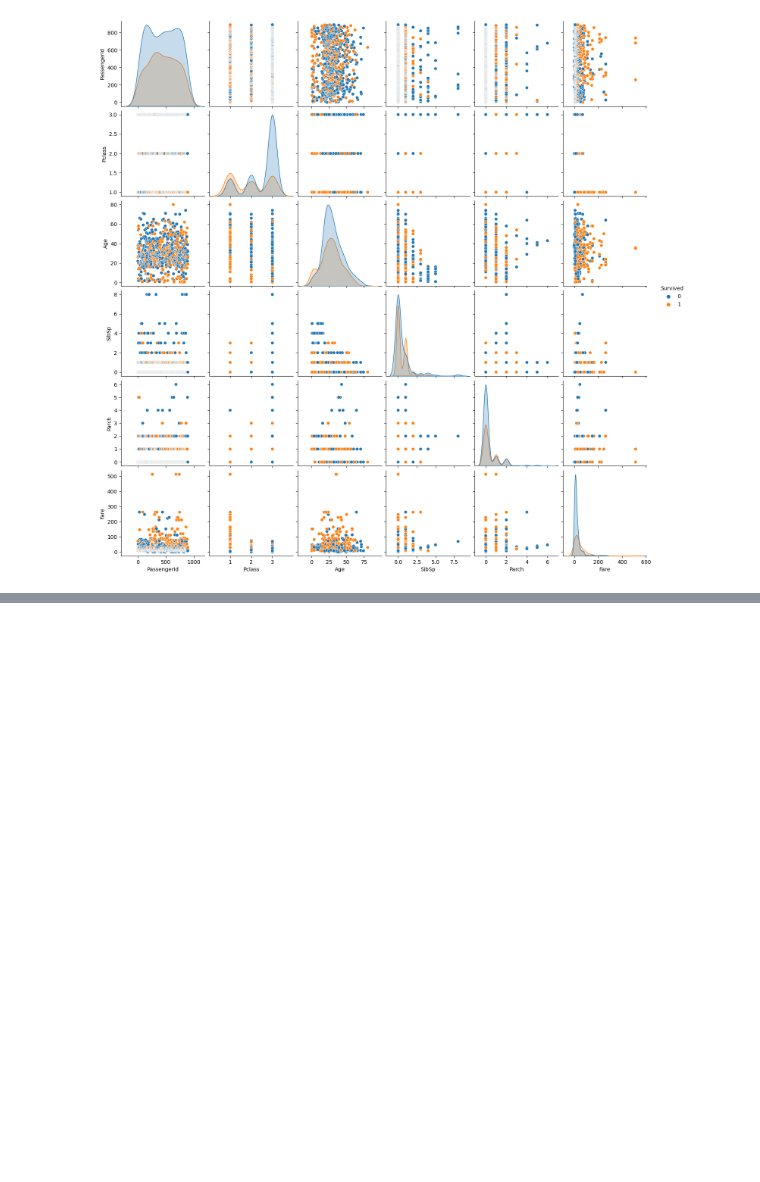
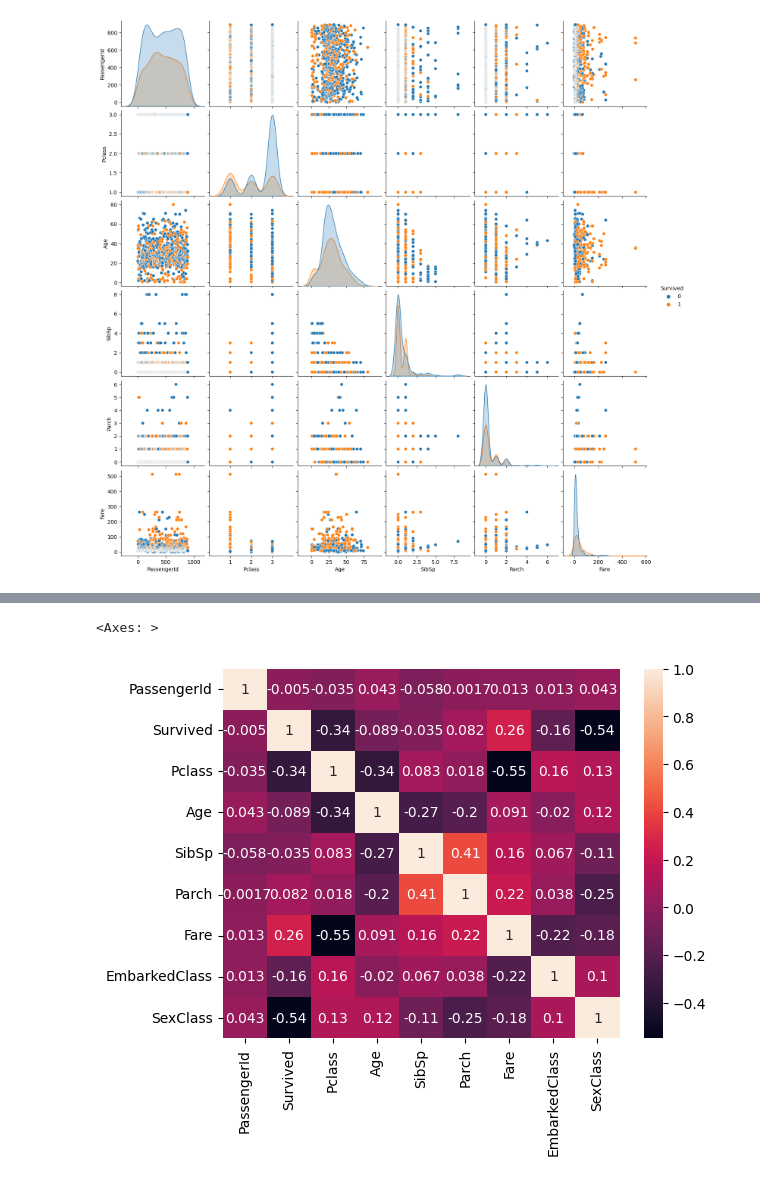
Before and after one commit to Roque7/github-slideshow, a Jupyter notebook: Untitanic.ipynb, the cells around one changed output, grey strips where cells are left out. Saved outputs shown, nothing was run; the diff lists cells and outputs as text; code cells hidden in the pictures; blank space fills up the shorter version.

```diff
--- a/Untitanic.ipynb
+++ b/Untitanic.ipynb
@@ -69,0 +218,5 @@ sns.pairplot(df, hue="Survived")
+# %%
+from sklearn import preprocessing
+le = preprocessing.LabelEncoder()
+df["EmbarkedClass"] = le.fit_transform(df["Embarked"])
+df.head()
@@ -69,0 +230,3 @@ sns.pairplot(df, hue="Survived")
+# %%
+df["SexClass"] = le.fit_transform(df["Sex"])
+df.head()
@@ -69,0 +240,5 @@ sns.pairplot(df, hue="Survived")
+# %%
+sns.heatmap(df.corr(), annot=True)
+# %% [output]
+<Axes: >
+[figure, added]
```
Also changed, not shown: parts of 18 cells of this notebook.
